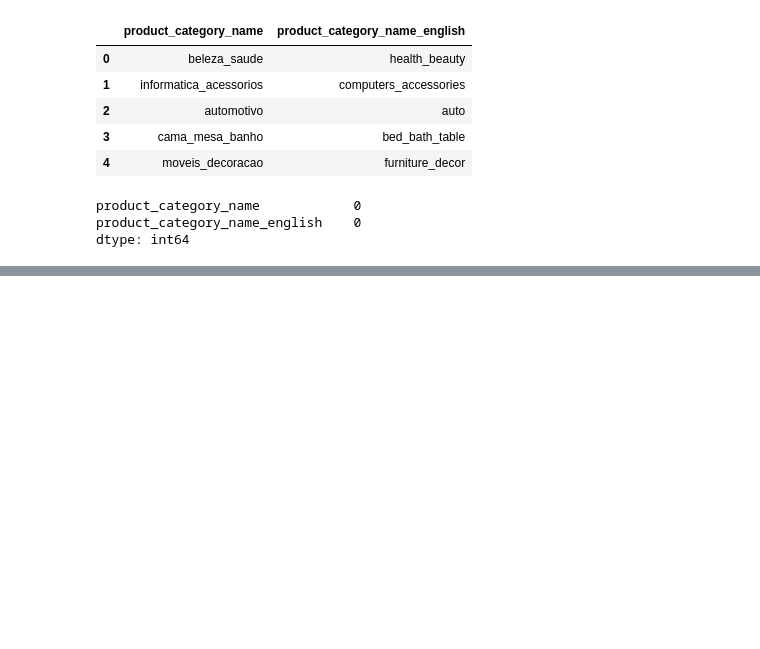
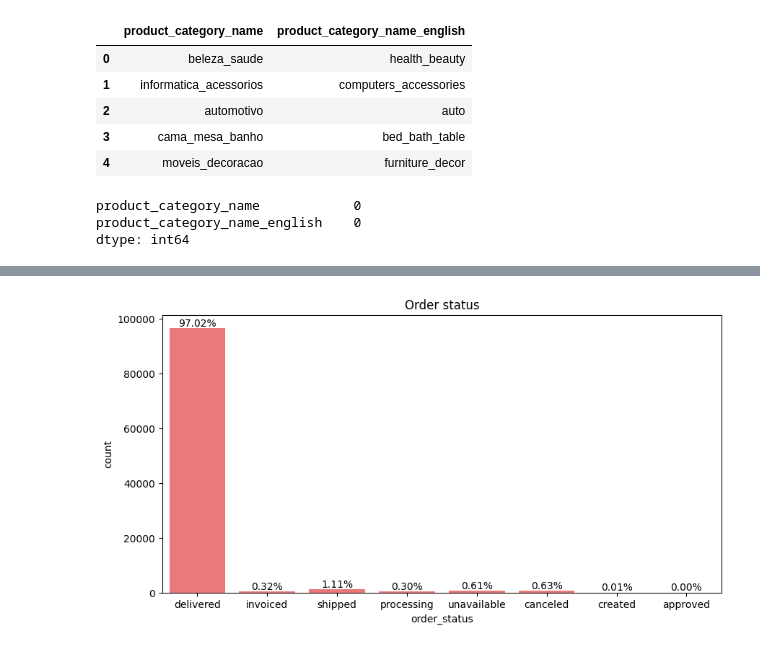
Before and after one commit to ntesh21/bi360-insight, a Jupyter notebook: initial_load/eda.ipynb, the cells around one changed output, grey strips where cells are left out. Cells and saved outputs as stored; diff of their text form; code cells hidden in the pictures; blank space fills up the shorter version.

```diff
--- a/initial_load/eda.ipynb
+++ b/initial_load/eda.ipynb
@@ -172,0 +363,18 @@ dtype: int64
+# %%
+import seaborn as sns
+# Bar graph with annotations
+plt.figure(figsize=(10, 5))
+colors = ['#ff6666', '#ffcc99', '#99ff99', '#66b3ff']
+plots = sns.countplot(x="order_status", data=orders_df , color=colors[0])
+
+for bar in plots.patches:
+    plots.annotate(format(((bar.get_height()/len(orders_df['order_status'])*100)), '.2f')+"%",
+                   (bar.get_x() + bar.get_width() / 2,
+                    bar.get_height()), ha='center', va='center',
+                   size=10, xytext=(0, 5),
+                   textcoords='offset points')
+
+plt.title("Order status")
+plt.show()
+# %% [output]
+[figure, added]
```
Also changed, not shown: parts of 36 cells of this notebook, 17 other files.
